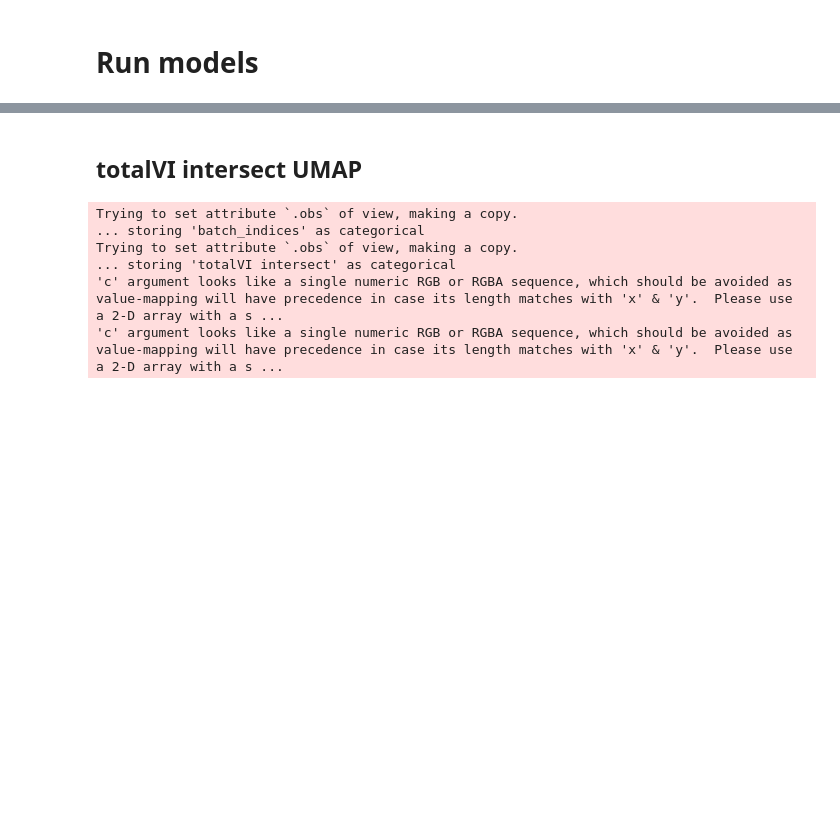
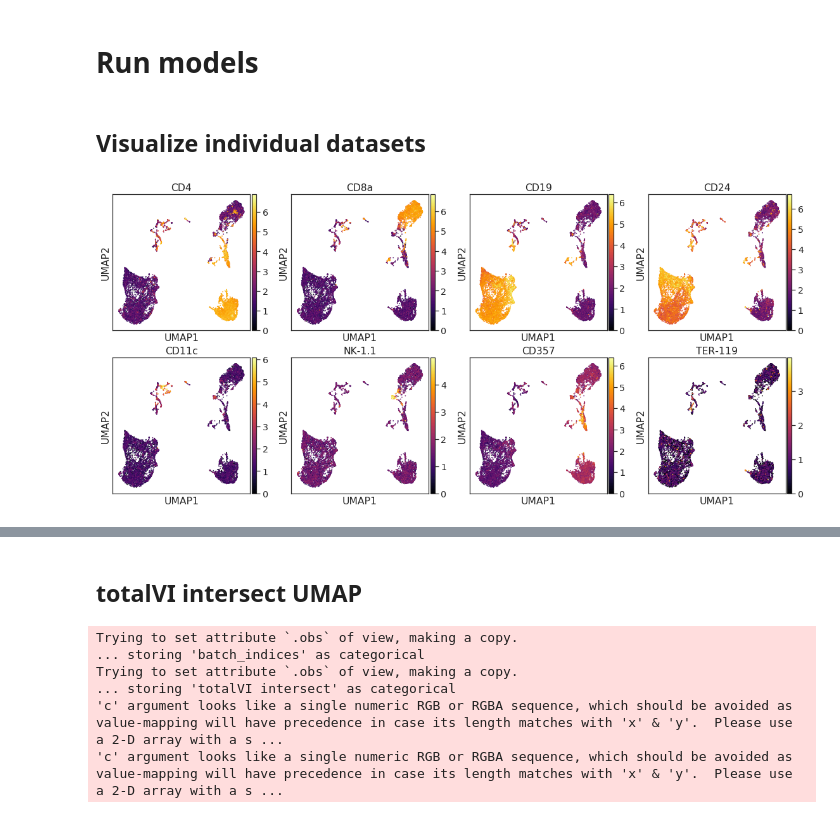
Before and after one commit to YosefLab/totalVI_reproducibility, a Jupyter notebook: harmonization/sln_harmo_d1_111_d2_206.ipynb, the cells around one changed output, grey strips where cells are left out. Cells and saved outputs as stored; diff of their text form; code cells hidden in the pictures; blank space fills up the shorter version.

```diff
--- a/harmonization/sln_harmo_d1_111_d2_206.ipynb
+++ b/harmonization/sln_harmo_d1_111_d2_206.ipynb
@@ -226,3 +226,25 @@ for n in names:
             post_adata.write("saved_post_adata/" + n + ".h5ad", compression="gzip")
             post_adatas.append(post_adata)
 post_adatas[2].obs["batch_indices"] = [str(b[0]) for b in datasets[2].batch_indices]
+# %% [markdown]
+## Visualize individual datasets
+# %%
+data_num = 0
+
+parsed_pro_names = [s.split("_")[1].split("(")[0].split("-Er")[0] for s in dataset.protein_names]
+for i, p in enumerate(parsed_pro_names):
+    post_adatas[data_num].obs[p] = np.log1p(datasets[2].protein_expression[datasets[2].batch_indices.ravel() == data_num, i])
+
+fig = sc.pl.umap(
+    post_adatas[data_num],
+    color=["CD4", "CD8a", "CD19", "CD24", "CD11c", "NK-1.1" ,"CD357", "TER-119"],
+    alpha=0.9,
+    return_fig=True,
+    frameon=True,
+    ncols=4,
+    cmap="inferno",
+    hspace=0.2,
+    wspace=W_SPACE
+)
+# %% [output]
+[figure, added]
```
Also changed, not shown: parts of 21 cells of this notebook, 1 other file.
